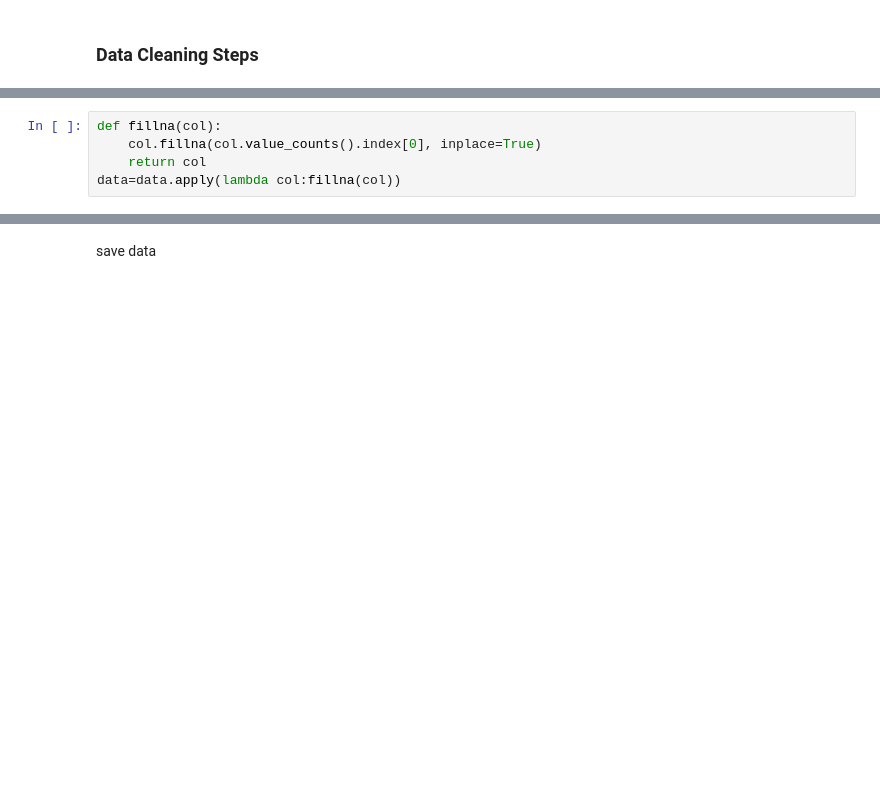
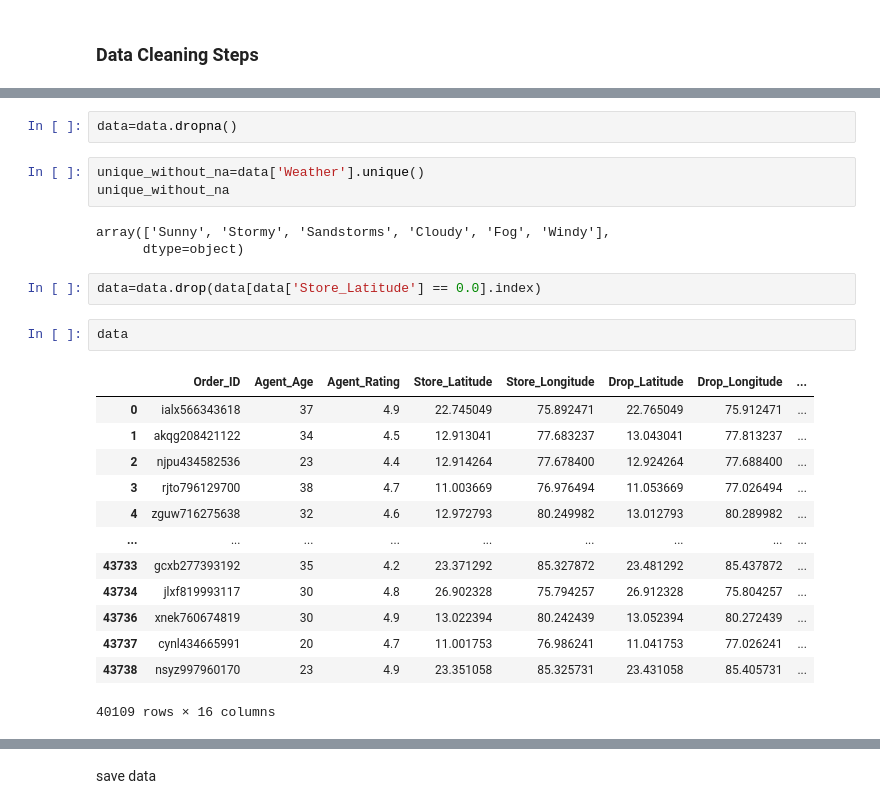
Before and after one commit to ImaneBenzegunine/Logistic_Analysis, a Jupyter notebook: notebook/process.ipynb, the cells around one changed output, grey strips where cells are left out. Cells and saved outputs as stored; diff of their text form; blank space fills up the shorter version.

```diff
--- a/notebook/process.ipynb
+++ b/notebook/process.ipynb
@@ -91,6 +91,27 @@ Categories (6, object): ['Cloudy', 'Fog', 'Sandstorms', 'Stormy', 'Sunny', 'Wind
-# %%
-def fillna(col):
-    col.fillna(col.value_counts().index[0], inplace=True)
-    return col
-data=data.apply(lambda col:fillna(col))
+# %%
+data=data.dropna()
+# %%
+unique_without_na=data['Weather'].unique()
+unique_without_na
+# %% [output]
+array(['Sunny', 'Stormy', 'Sandstorms', 'Cloudy', 'Fog', 'Windy'],
+      dtype=object)
+# %%
+data=data.drop(data[data['Store_Latitude'] == 0.0].index)
+# %%
+data
+# %% [output]
+|  | Order_ID | Agent_Age | Agent_Rating | Store_Latitude | Store_Longitude | Drop_Latitude | Drop_Longitude | ... |
+| 0 | ialx566343618 | 37 | 4.9 | 22.745049 | 75.892471 | 22.765049 | 75.912471 | ... |
+| 1 | akqg208421122 | 34 | 4.5 | 12.913041 | 77.683237 | 13.043041 | 77.813237 | ... |
+| 2 | njpu434582536 | 23 | 4.4 | 12.914264 | 77.678400 | 12.924264 | 77.688400 | ... |
+| 3 | rjto796129700 | 38 | 4.7 | 11.003669 | 76.976494 | 11.053669 | 77.026494 | ... |
+| 4 | zguw716275638 | 32 | 4.6 | 12.972793 | 80.249982 | 13.012793 | 80.289982 | ... |
+| ... | ... | ... | ... | ... | ... | ... | ... | ... |
+| 43733 | gcxb277393192 | 35 | 4.2 | 23.371292 | 85.327872 | 23.481292 | 85.437872 | ... |
+| 43734 | jlxf819993117 | 30 | 4.8 | 26.902328 | 75.794257 | 26.912328 | 75.804257 | ... |
+| 43736 | xnek760674819 | 30 | 4.9 | 13.022394 | 80.242439 | 13.052394 | 80.272439 | ... |
+| 43737 | cynl434665991 | 20 | 4.7 | 11.001753 | 76.986241 | 11.041753 | 77.026241 | ... |
+| 43738 | nsyz997960170 | 23 | 4.9 | 23.351058 | 85.325731 | 23.431058 | 85.405731 | ... |
+40109 rows × 16 columns
 # %%
```
Also changed, not shown: parts of 5 cells of this notebook, 1 other file.
